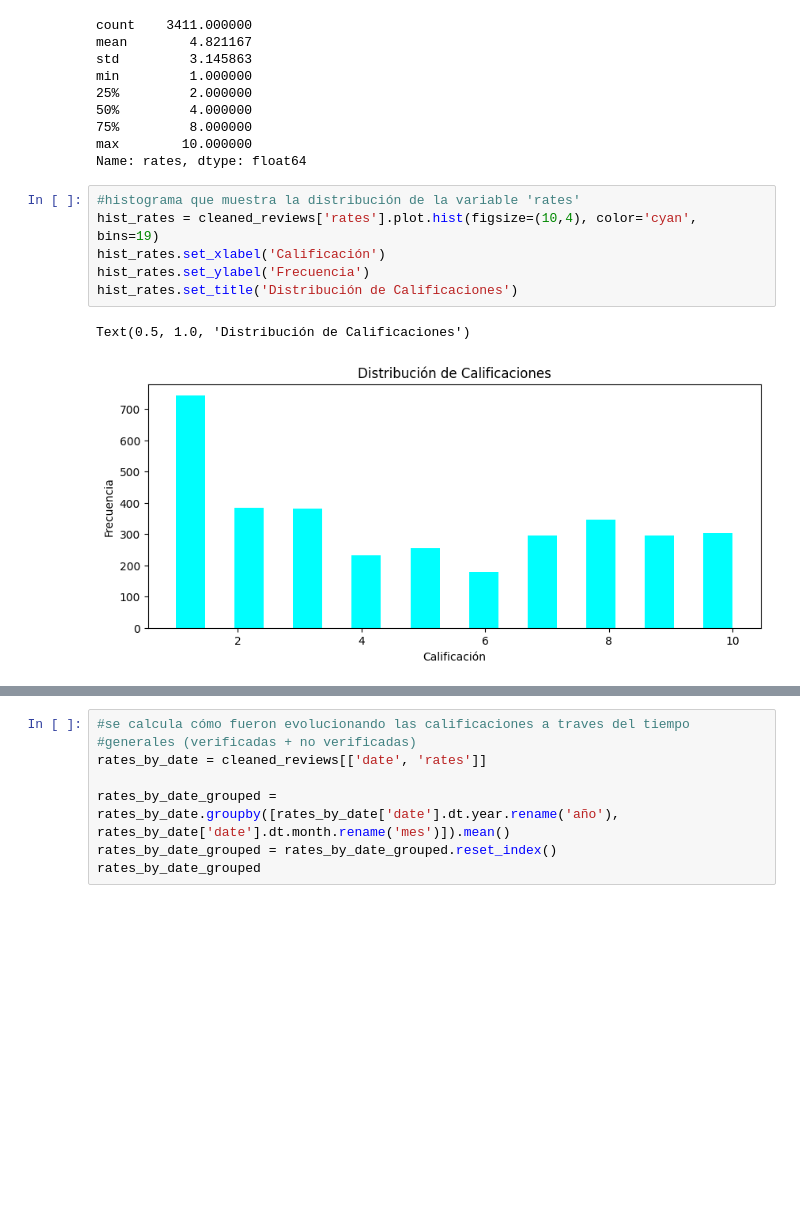
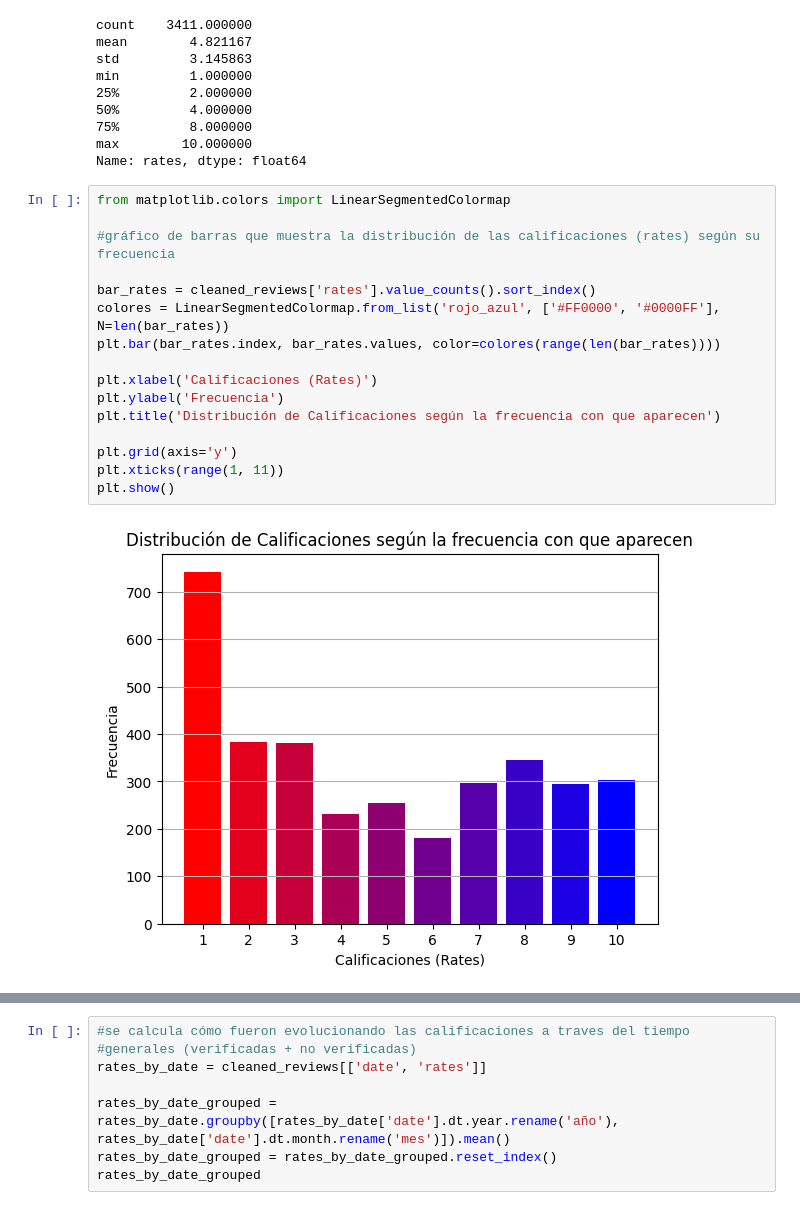
Before and after one commit to alexguttlein/TP1-AnalisisExploratorioDeDatos, a Jupyter notebook: TP1_Análisis_Exploratorio_de_Datos.ipynb, the cells around one changed output, grey strips where cells are left out. Drawn from its saved outputs; the diff is of its cells as text; blank space fills up the shorter version.

```diff
--- a/TP1_Análisis_Exploratorio_de_Datos.ipynb
+++ b/TP1_Análisis_Exploratorio_de_Datos.ipynb
@@ -405,12 +567,21 @@ min         1.000000
 75%         8.000000
 max        10.000000
 Name: rates, dtype: float64
-# %%
-#histograma que muestra la distribución de la variable 'rates'
-hist_rates = cleaned_reviews['rates'].plot.hist(figsize=(10,4), color='cyan', bins=19)
-hist_rates.set_xlabel('Calificación')
-hist_rates.set_ylabel('Frecuencia')
-hist_rates.set_title('Distribución de Calificaciones')
-# %% [output]
-Text(0.5, 1.0, 'Distribución de Calificaciones')
-[figure, removed]
+# %%
+from matplotlib.colors import LinearSegmentedColormap
+
+#gráfico de barras que muestra la distribución de las calificaciones (rates) según su frecuencia
+
+bar_rates = cleaned_reviews['rates'].value_counts().sort_index()
+colores = LinearSegmentedColormap.from_list('rojo_azul', ['#FF0000', '#0000FF'], N=len(bar_rates))
+plt.bar(bar_rates.index, bar_rates.values, color=colores(range(len(bar_rates))))
+
+plt.xlabel('Calificaciones (Rates)')
+plt.ylabel('Frecuencia')
+plt.title('Distribución de Calificaciones según la frecuencia con que aparecen')
+
+plt.grid(axis='y')
+plt.xticks(range(1, 11))
+plt.show()
+# %% [output]
+[figure, added]
```
Also changed, not shown: parts of 38 cells of this notebook.
